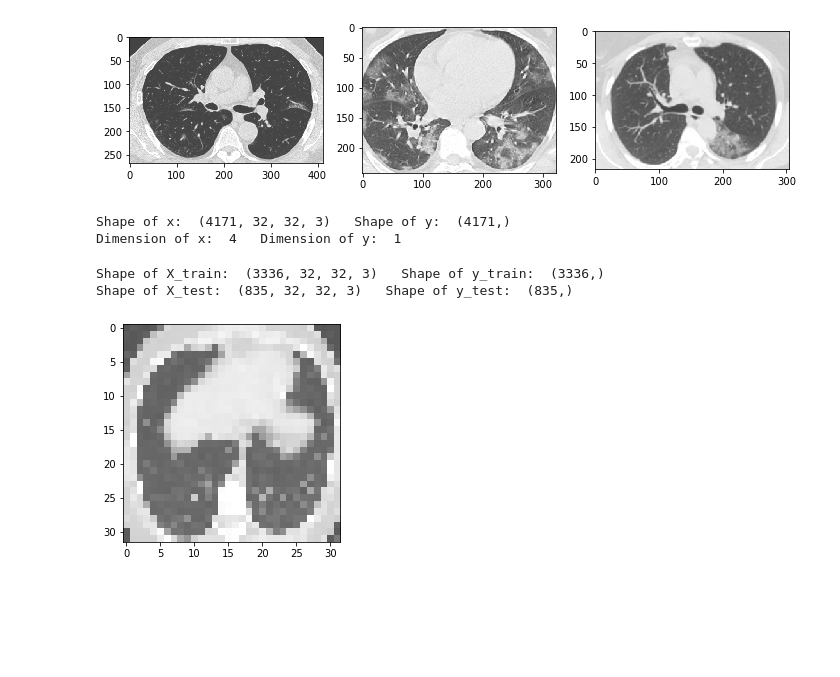
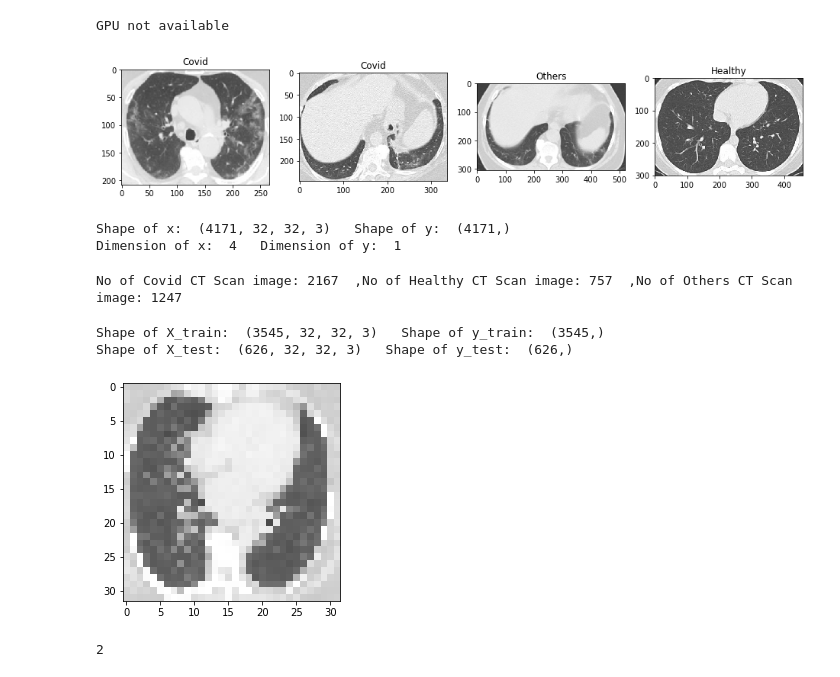
Before and after one commit to arindammajee/COVID19-Detection-from-Chest-CT-Scan, a Jupyter notebook: COVID Detection from Brain CT Scan CNN model.ipynb, the cells around one changed output. Saved outputs shown, nothing was run; the diff lists cells and outputs as text; code cells hidden in the pictures; blank space fills up the shorter version.

```diff
--- a/COVID Detection from Brain CT Scan CNN model.ipynb
+++ b/COVID Detection from Brain CT Scan CNN model.ipynb
@@ -6,5 +5,12 @@ from glob import glob
 import numpy as np
 from sklearn.model_selection import train_test_split
+# %%
+# Check for GPU
+import tensorflow as tf
+print("GPU", " is available " if tf.config.list_physical_devices("GPU") else "not available ")
+tf.compat.v1.reset_default_graph()
+# %% [output]
+GPU not available
 # %%
 image_name = []
 image_label = []
@@ -23,17 +29,24 @@ for folder in os.listdir('Dataset/covid_ctscan/New_Data_CoV2'):
 # %%
 #Matplotlib image show
 plt.figure(figsize=(16,16))
 plt.subplot(141)
-plt.imshow(cv2.imread(image_name[0]))
+plt.imshow(cv2.imread(image_name[1000]))
+plt.title(image_label[1000])
 
 plt.subplot(142)
-plt.imshow(cv2.imread(image_name[100]))
+plt.imshow(cv2.imread(image_name[2000]))
+plt.title(image_label[2000])
 
 plt.subplot(143)
-plt.imshow(cv2.imread(image_name[200]))
+plt.imshow(cv2.imread(image_name[3000]))
+plt.title(image_label[3000])
+
+plt.subplot(144)
+plt.imshow(cv2.imread(image_name[4000]))
+plt.title(image_label[4000])
 plt.show()
 # %% [output]
-[figure, old version]
+[figure, new version]
 # %%
 def process_image():
     #Return two array. One of resize images and other of array of labels
@@ -69,17 +84,37 @@ print('Dimension of x: ', x.ndim, '  Dimension of y: ', y.ndim)
 # %% [output]
 Shape of x:  (4171, 32, 32, 3)   Shape of y:  (4171,)
 Dimension of x:  4   Dimension of y:  1
+# %%
+no_of_covid = 0
+no_of_healthy = 0
+no_of_others = 0
+
+#As 0 is for Covid, 1 is for Healthy and 2 is for others
+for i in y:
+    if(i == 0):
+        no_of_covid += 1
+    elif(i == 1):
+        no_of_healthy += 1
+    else:
+        no_of_others += 1
+
+print("No of Covid CT Scan image:" , no_of_covid, " ,No of Healthy CT Scan image:", no_of_healthy,
+      " ,No of Others CT Scan image:",no_of_others)
+# %% [output]
+No of Covid CT Scan image: 2167  ,No of Healthy CT Scan image: 757  ,No of Others CT Scan image: 1247
 # %%
 #split dataset in train and test dataset
-X_train, X_test, y_train, y_test = train_test_split(x,y, test_size = 0.2, random_state = 42)
+X_train, X_test, y_train, y_test = train_test_split(x,y, test_size = 0.15, random_state = 42)
 print('Shape of X_train: ',X_train.shape, '  Shape of y_train: ', y_train.shape)
 print('Shape of X_test: ',X_test.shape, '  Shape of y_test: ', y_test.shape)
 # %% [output]
-Shape of X_train:  (3336, 32, 32, 3)   Shape of y_train:  (3336,)
-Shape of X_test:  (835, 32, 32, 3)   Shape of y_test:  (835,)
+Shape of X_train:  (3545, 32, 32, 3)   Shape of y_train:  (3545,)
+Shape of X_test:  (626, 32, 32, 3)   Shape of y_test:  (626,)
 # %%
 plt.imshow(X_train[0])
 plt.show()
+print(y_train[0])
 # %% [output]
-[figure, old version]
+[figure, new version]
+2
 # %%
```
Also changed, not shown: parts of 15 cells of this notebook, 2 other files.
